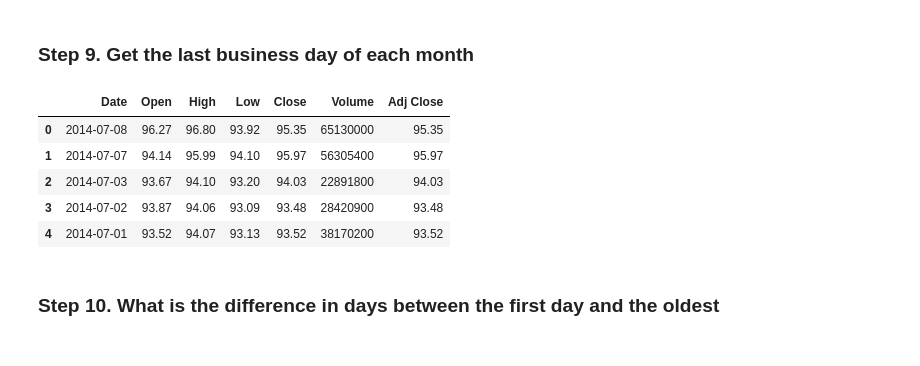
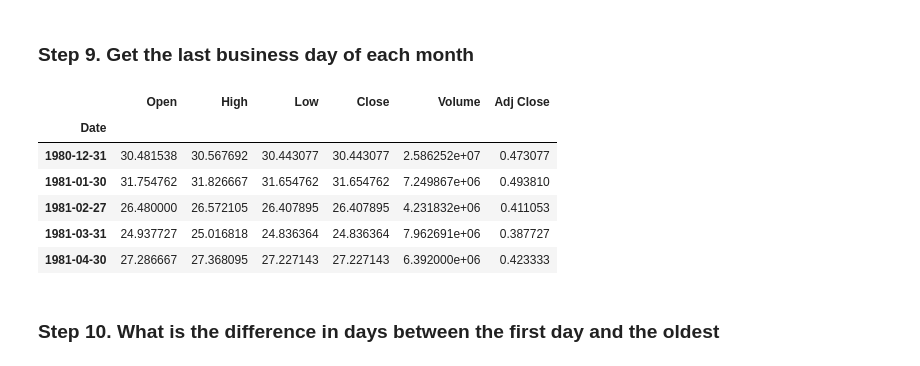
Before and after one commit to susiejojo/pandas_exercises, a Jupyter notebook: 09_Time_Series/Apple_Stock/Exercises.ipynb, the cells around one changed output. Cells and saved outputs as stored; diff of their text form; code cells hidden in the pictures.

Commit message:
DateTime(1)

```diff
--- a/09_Time_Series/Apple_Stock/Exercises.ipynb
+++ b/09_Time_Series/Apple_Stock/Exercises.ipynb
@@ -70,15 +70,18 @@ apple.sort_index(ascending=True)
 8465 rows × 6 columns
 # %% [markdown]
 ### Step 9. Get the last business day of each month
-# %%
-apple.head()
-# %% [output]
-|  | Date | Open | High | Low | Close | Volume | Adj Close |
-| 0 | 2014-07-08 | 96.27 | 96.80 | 93.92 | 95.35 | 65130000 | 95.35 |
-| 1 | 2014-07-07 | 94.14 | 95.99 | 94.10 | 95.97 | 56305400 | 95.97 |
-| 2 | 2014-07-03 | 93.67 | 94.10 | 93.20 | 94.03 | 22891800 | 94.03 |
-| 3 | 2014-07-02 | 93.87 | 94.06 | 93.09 | 93.48 | 28420900 | 93.48 |
-| 4 | 2014-07-01 | 93.52 | 94.07 | 93.13 | 93.52 | 38170200 | 93.52 |
+# %%
+apple_month = apple.resample('BM').mean()
+
+apple_month.head()
+# %% [output]
+|  | Open | High | Low | Close | Volume | Adj Close |
+| Date |  |  |  |  |  |  |
+| 1980-12-31 | 30.481538 | 30.567692 | 30.443077 | 30.443077 | 2.586252e+07 | 0.473077 |
+| 1981-01-30 | 31.754762 | 31.826667 | 31.654762 | 31.654762 | 7.249867e+06 | 0.493810 |
+| 1981-02-27 | 26.480000 | 26.572105 | 26.407895 | 26.407895 | 4.231832e+06 | 0.411053 |
+| 1981-03-31 | 24.937727 | 25.016818 | 24.836364 | 24.836364 | 7.962691e+06 | 0.387727 |
+| 1981-04-30 | 27.286667 | 27.368095 | 27.227143 | 27.227143 | 6.392000e+06 | 0.423333 |
 # %% [markdown]
 ### Step 10.  What is the difference in days between the first day and the oldest
 # %%
```
